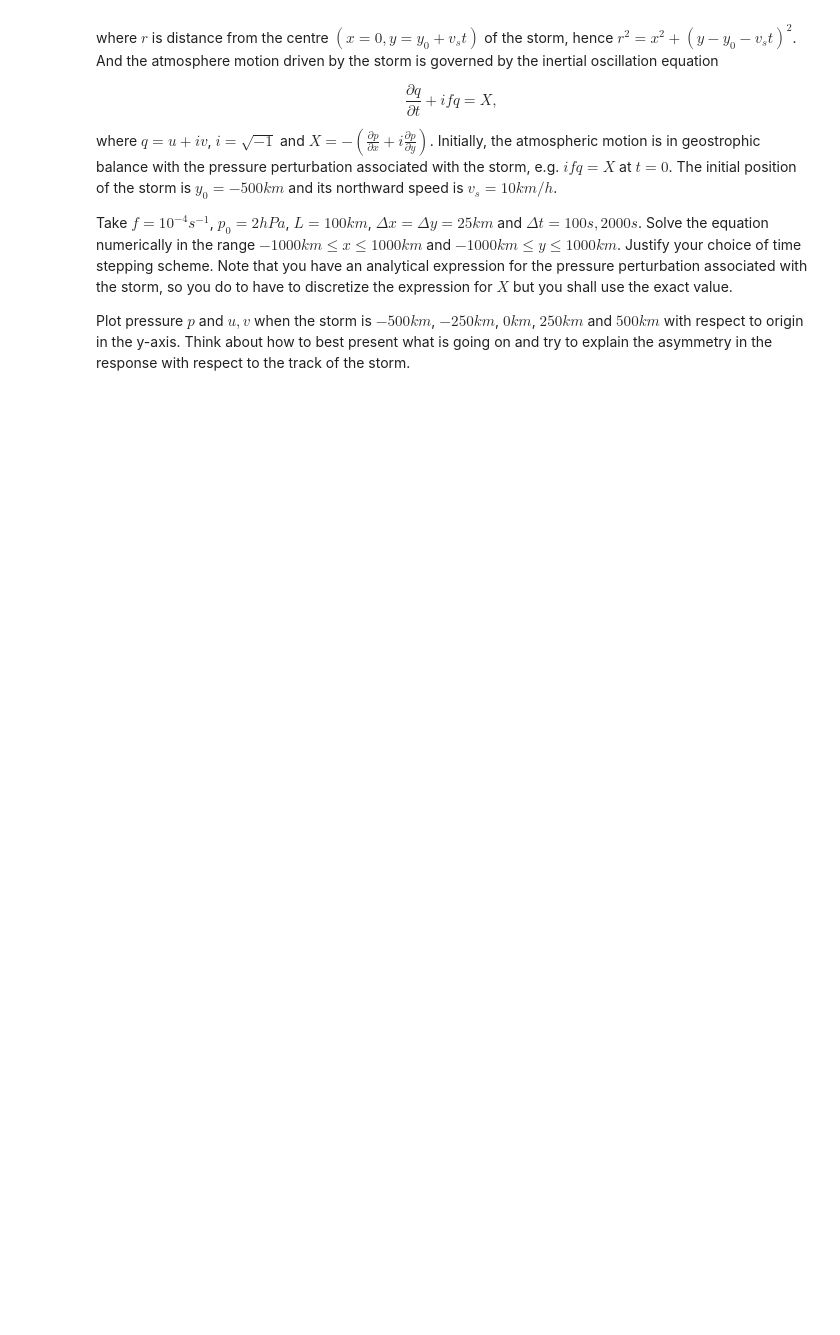
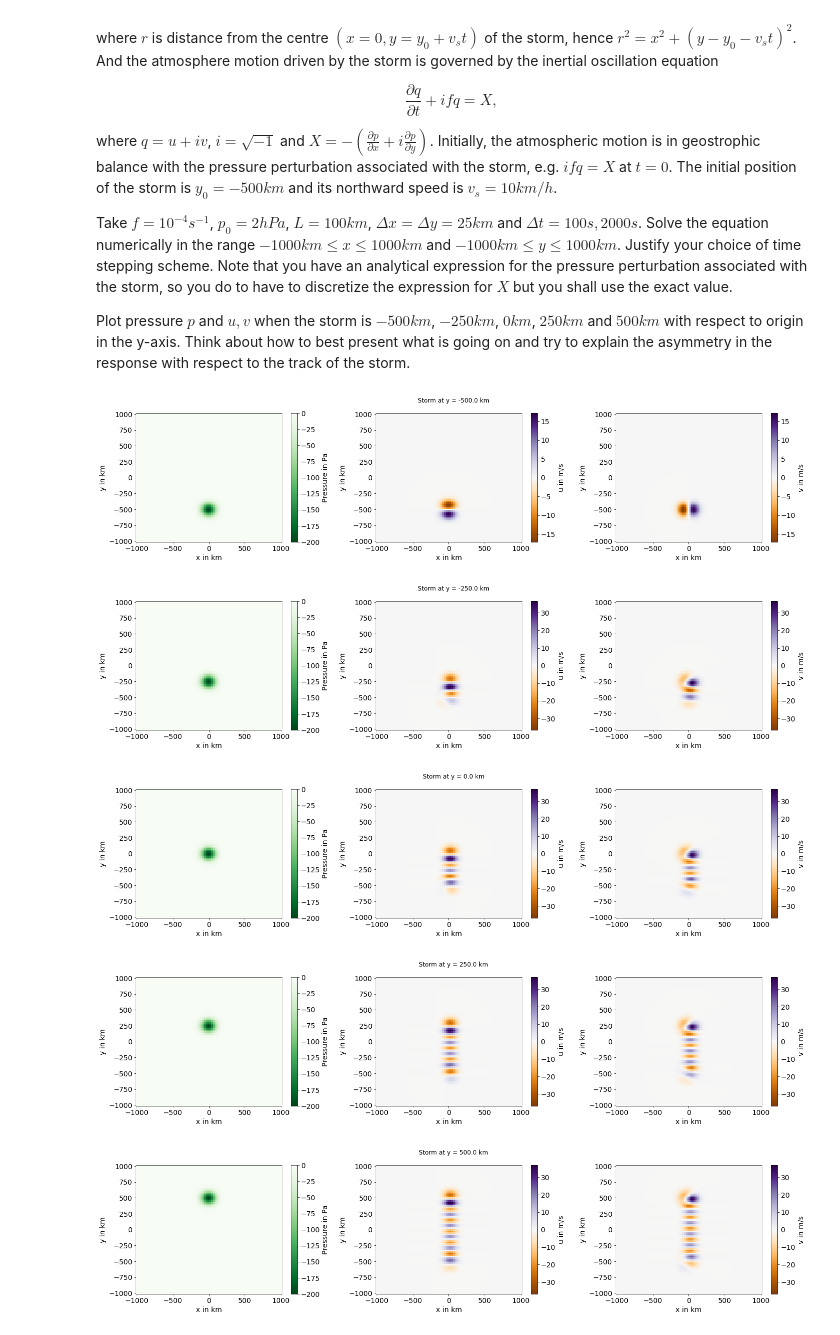
Before and after one commit to vopikamm/climNUM, a Jupyter notebook: Ex4/Exercise_04b_Inertial_Oscillations_by_a_moving_storm.ipynb, the cells around one changed output. Saved outputs shown, nothing was run; the diff lists cells and outputs as text; code cells hidden in the pictures; blank space fills up the shorter version.

```diff
--- a/Ex4/Exercise_04b_Inertial_Oscillations_by_a_moving_storm.ipynb
+++ b/Ex4/Exercise_04b_Inertial_Oscillations_by_a_moving_storm.ipynb
@@ -19,3 +19,7 @@ where $q=u+iv$, $i=\sqrt{-1}$ and $X=-(\frac{\partial p}{\partial x} + i\frac{\p
 Take $f=10^{-4} s^{-1}$, $p_0=2hPa$, $L=100km$, $\Delta x = \Delta y = 25km$ and $\Delta t=100s, 2000s$. Solve the equation numerically in the range $-1000km \leq x \leq 1000km$ and $-1000km \leq y \leq 1000km$. Justify your choice of time stepping scheme. Note that you have an analytical expression for the pressure perturbation associated with the storm, so you do to have to discretize the expression for $X$ but you shall use the exact value.
 
 Plot pressure $p$ and $u,v$ when the storm is $-500km$, $-250km$, $0km$, $250km$ and $500km$ with respect to origin in the y-axis. Think about how to best present what is going on and try to explain the asymmetry in the response with respect to the track of the storm.
+# %%
+import numpy as np
+from matplotlib import pyplot as plt
+plt.rcParams.update({'font.size': 14})
@@ -21,0 +115,2 @@ Plot pressure $p$ and $u,v$ when the storm is $-500km$, $-250km$, $0km$, $250km$
+# %%
+storm = Stormtrack()
@@ -21,0 +119,8 @@ Plot pressure $p$ and $u,v$ when the storm is $-500km$, $-250km$, $0km$, $250km$
+# %%
+storm.plot()
+# %% [output]
+[figure, added]
+[figure, added]
+[figure, added]
+[figure, added]
+[figure, added]
```
Also changed, not shown: parts of 7 cells of this notebook, 1 other file.
